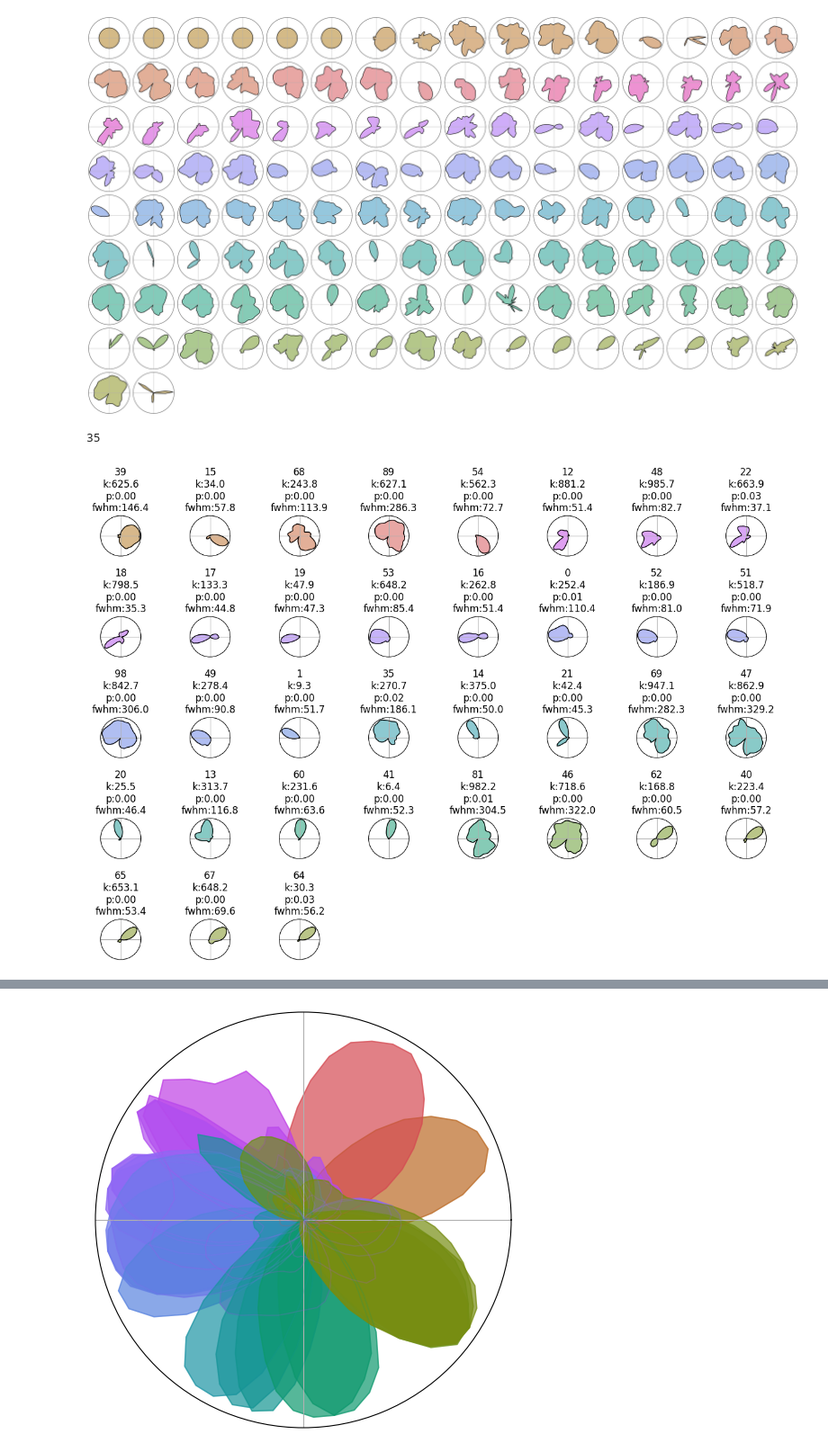
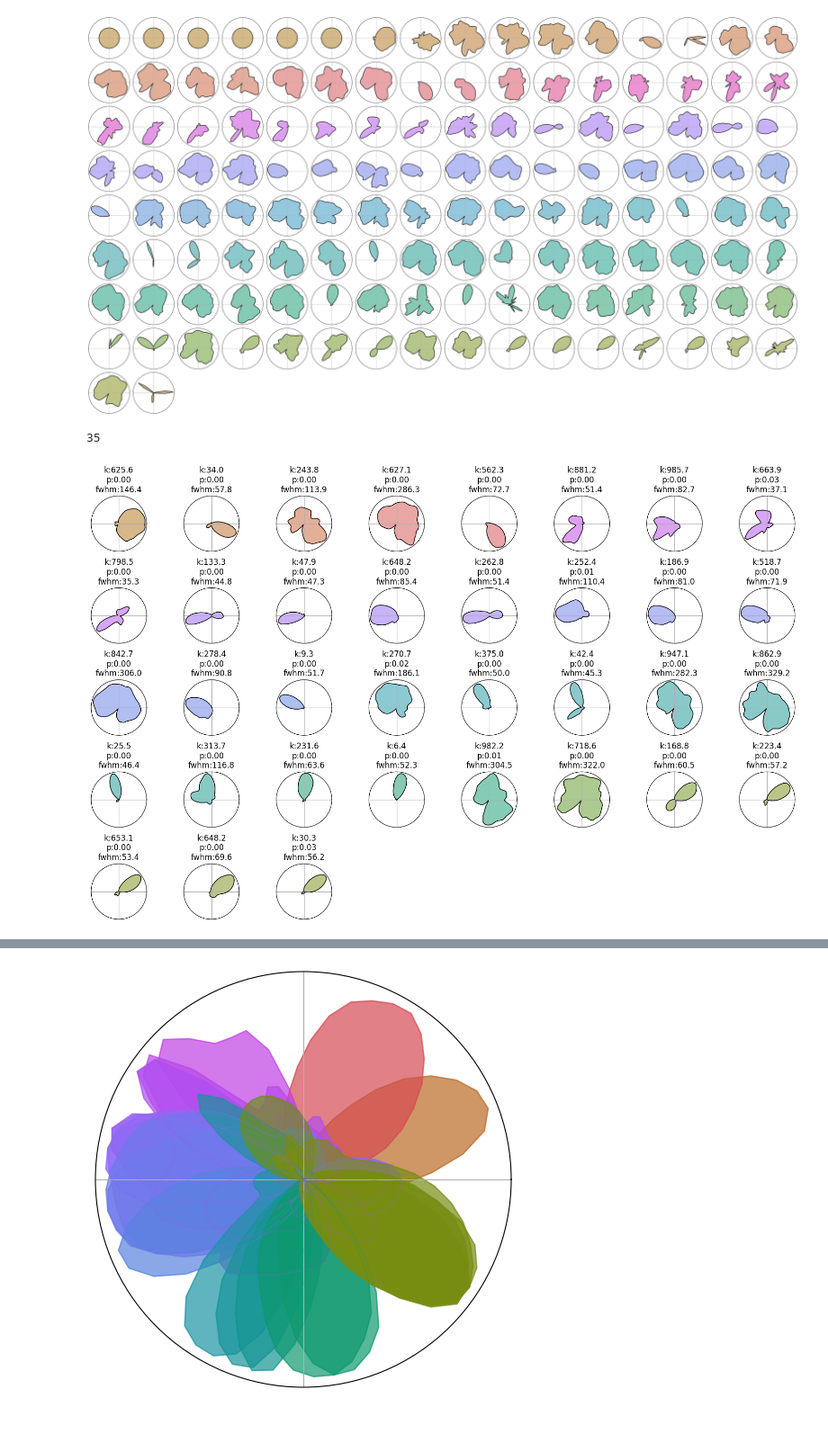
Before and after one commit to Senzai-Lab/nrem_sc, a Jupyter notebook: notebooks/select_hd_cells.ipynb, the cells around one changed output, grey strips where cells are left out. Shown at 90% size. Cells and saved outputs as stored; diff of their text form; code cells hidden in the pictures; blank space fills up the shorter version.

Commit message:
more plots

```diff
--- a/notebooks/select_hd_cells.ipynb
+++ b/notebooks/select_hd_cells.ipynb
@@ -218,33 +213,34 @@ n_units = len(hd_spikes)
 
 ncols = 8
 nrows = n_units // ncols + 1
 figsize = (ncols*2, nrows*2)
 
 fig, axes = plt.subplots(
     nrows=nrows, ncols=ncols, figsize=figsize,
     subplot_kw={'projection': 'polar', 'theta_direction': -1},
-    gridspec_kw={'wspace': 0.001, 'hspace': 1.5}
+    # gridspec_kw={'wspace': 0.001, 'hspace': 1.5}
     )
 
 axes = axes.flatten()
 
 for ax in axes:
     ax.set_visible(False)
 
 for i, n in enumerate(sorted_idx):
     tuning_curve = np.hstack([tcs.values[n], tcs.values[n][0]])
     axes[i].plot(angles, tuning_curve, linewidth=1, color='k')
     axes[i].fill(angles, tuning_curve, color=colors[n], alpha=0.5)
 
     axes[i].set_visible(True)
     axes[i].set_yticks([])
     axes[i].set_xticks([0, np.pi/2, np.pi, 3*np.pi/2])
     axes[i].set_xticklabels([])
-    axes[i].set_title(f"{n}\nk:{circ_metadata.loc[n]['kappa']:.1f}\np:{circ_metadata.loc[n]['p_value']:.2f}\nfwhm:{circ_metadata.loc[n]['fwhm']:.1f}", fontsize=12)
+    axes[i].set_title(f"k:{circ_metadata.loc[n]['kappa']:.1f}\np:{circ_metadata.loc[n]['p_value']:.2f}\nfwhm:{circ_metadata.loc[n]['fwhm']:.1f}", fontsize=12)
 
 print(len(hd_spikes))
+plt.tight_layout()
 # plt.savefig(("tcs_hd_fwhm.png"), dpi=320)
 plt.savefig(("tcs_hd_info.png"), dpi=320)
 # %% [output]
 35
-[figure, old version]
+[figure, new version]
```
Also changed, not shown: parts of 8 cells of this notebook, 6 other files.
